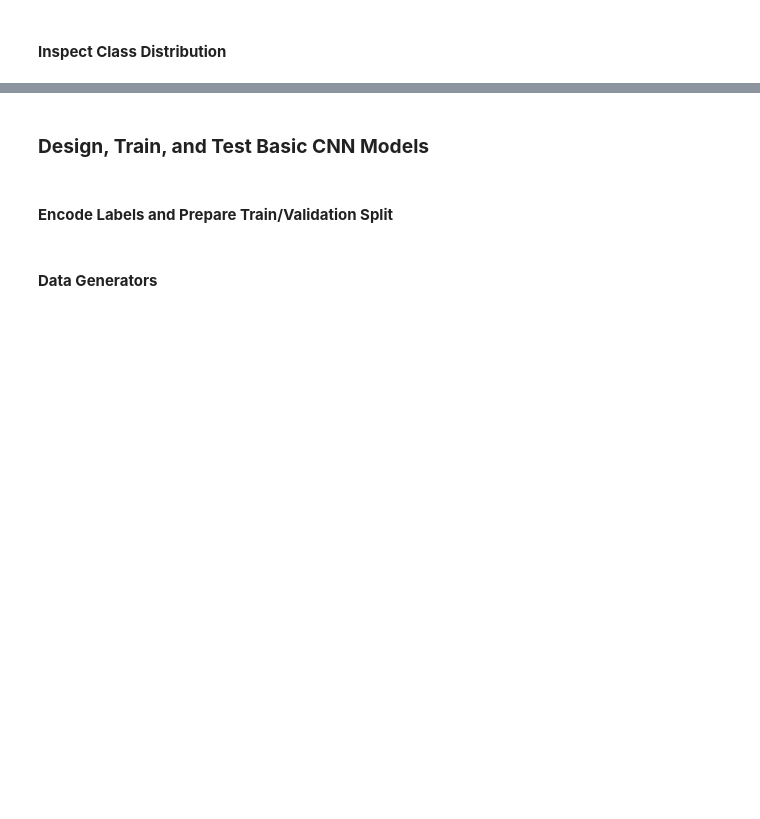
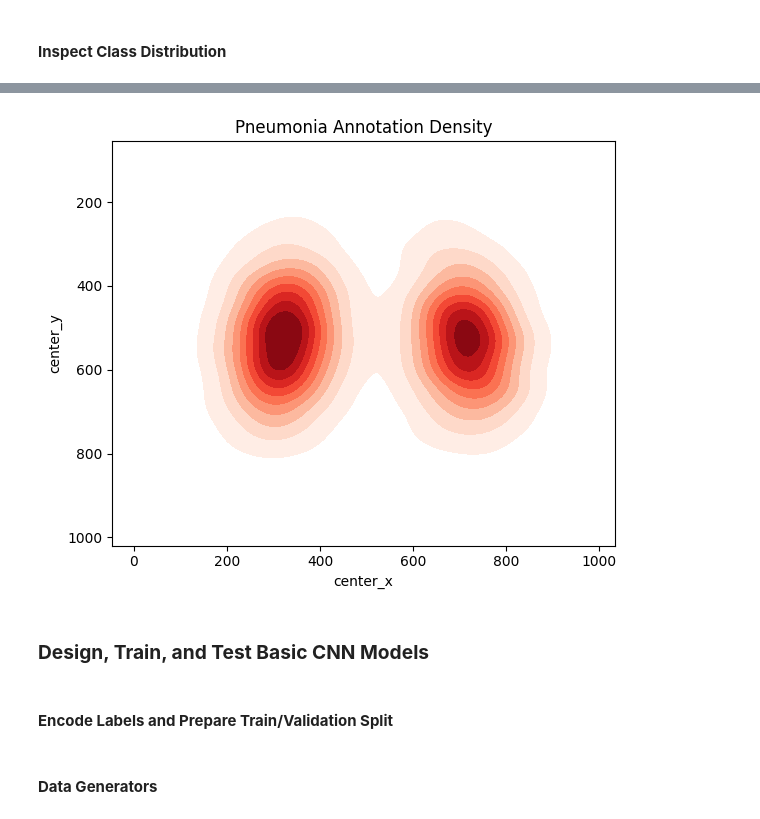
Before and after one commit to nkpatro/Pneumonia-Detection, a Jupyter notebook: Pneumonia-Detection.ipynb, the cells around one changed output, grey strips where cells are left out. Drawn from its saved outputs; the diff is of its cells as text; code cells hidden in the pictures; blank space fills up the shorter version.

```diff
--- a/Pneumonia-Detection.ipynb
+++ b/Pneumonia-Detection.ipynb
@@ -565,22 +587,21 @@ plt.show()
 # %%
 # Calculate centers of bounding boxes
 train_data_merged['center_x'] = train_data_merged['x'] + train_data_merged['width']/2
 train_data_merged['center_y'] = train_data_merged['y'] + train_data_merged['height']/2
 
 # Create separate DataFrames for each class
 pneumonia_df = train_data_merged[train_data_merged['Target'] == 1]
 
-# Plot heatmaps
-fig, (ax1, ax2) = plt.subplots(1, 2, figsize=(12, 5))
-
-# Pneumonia heatmap
+# Plot heatmap
+plt.figure(figsize=(6, 5))
 sns.kdeplot(x=pneumonia_df['center_x'], y=pneumonia_df['center_y'],
-            cmap='Reds', fill=True, ax=ax1)
-ax1.set_title('Pneumonia Annotation Density')
-ax1.invert_yaxis()
-
+            cmap='Reds', fill=True)
+plt.title('Pneumonia Annotation Density')
+plt.gca().invert_yaxis()
 plt.tight_layout()
 plt.show()
+# %% [output]
+[figure, added]
 # %% [markdown]
 ### **Design, Train, and Test Basic CNN Models**
 # %% [markdown]
```
Also changed, not shown: parts of 34 cells of this notebook.
